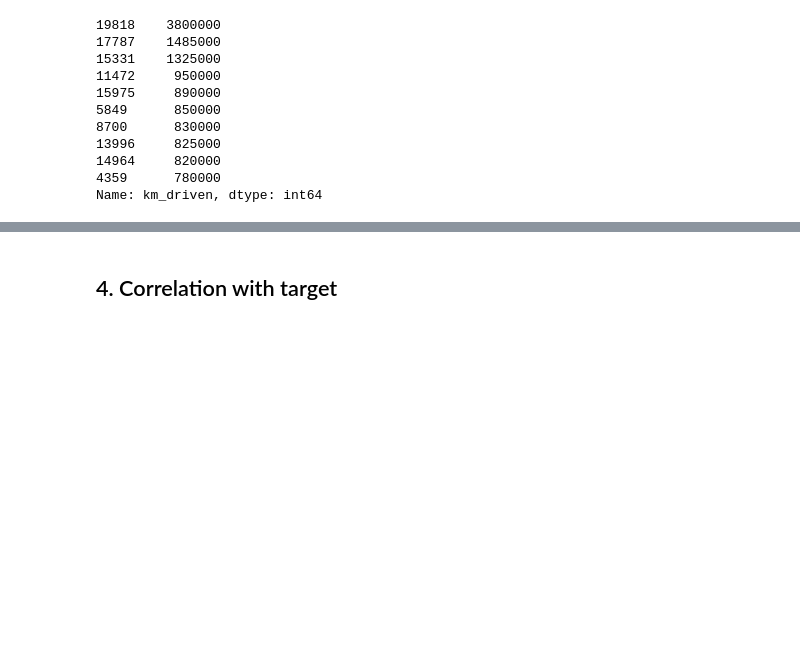
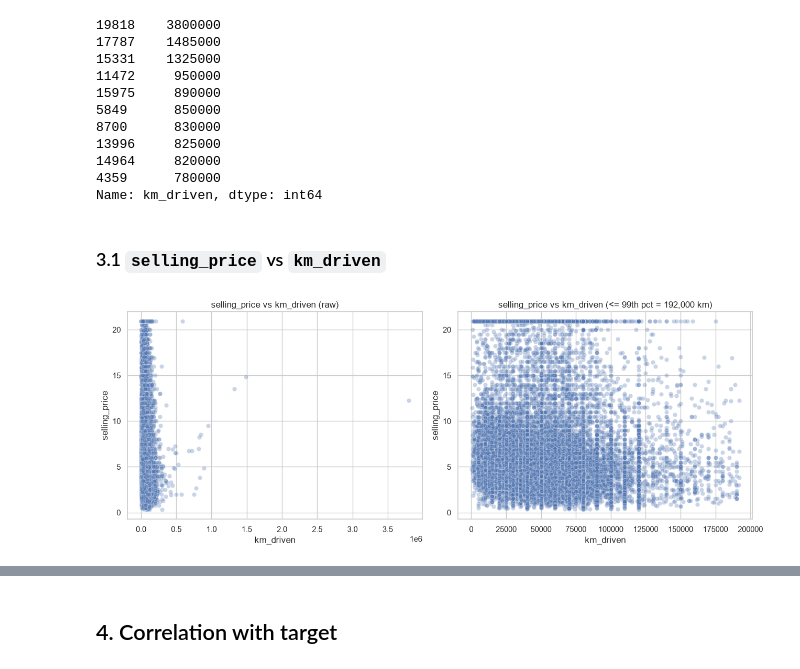
Before and after one commit to sathya1903/Cars_24, a Jupyter notebook: notebooks/eda.ipynb, the cells around one changed output, grey strips where cells are left out. Cells and saved outputs as stored; diff of their text form; code cells hidden in the pictures; blank space fills up the shorter version.

```diff
--- a/notebooks/eda.ipynb
+++ b/notebooks/eda.ipynb
@@ -175,3 +175,20 @@ df['km_driven'].sort_values(ascending=False).head(10)
 14964     820000
 4359      780000
 Name: km_driven, dtype: int64
+# %% [markdown]
+### 3.1 `selling_price` vs `km_driven`
+# %%
+fig, axes = plt.subplots(1, 2, figsize=(13, 5))
+
+sns.scatterplot(data=df, x='km_driven', y='selling_price', alpha=0.3, ax=axes[0])
+axes[0].set_title('selling_price vs km_driven (raw)')
+
+km_cap = df['km_driven'].quantile(0.99)
+zoomed = df[df['km_driven'] <= km_cap]
+sns.scatterplot(data=zoomed, x='km_driven', y='selling_price', alpha=0.3, ax=axes[1])
+axes[1].set_title(f'selling_price vs km_driven (<= 99th pct = {km_cap:,.0f} km)')
+
+plt.tight_layout()
+plt.show()
+# %% [output]
+[figure, added]
```
Also changed, not shown: parts of 2 cells of this notebook, 10 other files.
